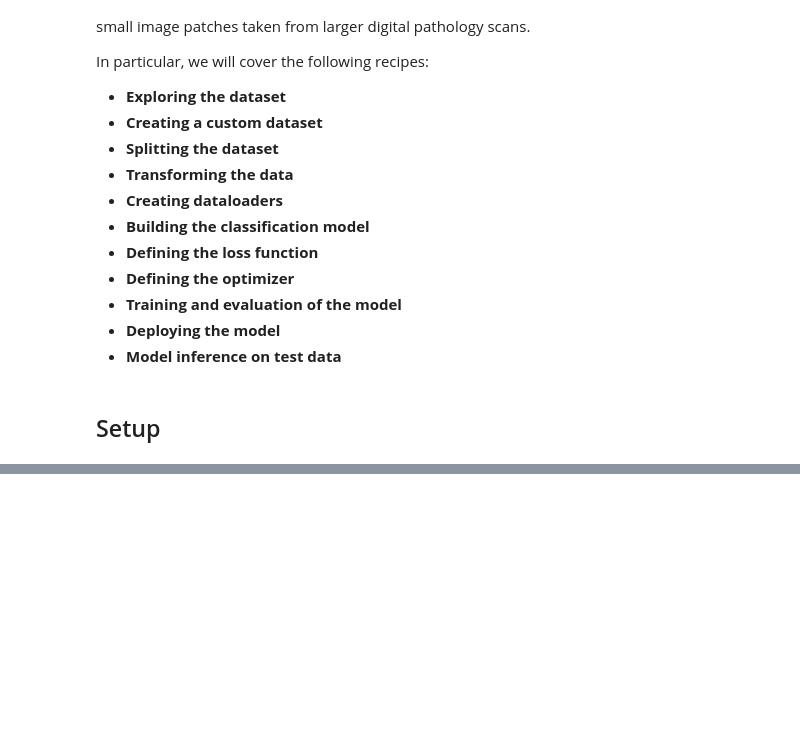
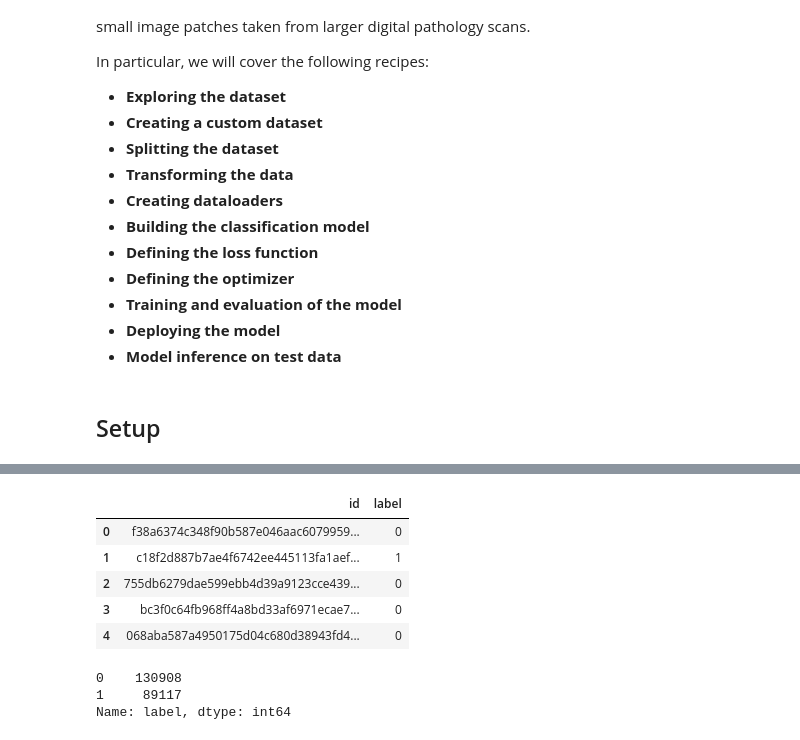
Before and after one commit to rahiakela/pytorch-computer-vision-cookbook, a Jupyter notebook: 2-binary-image-classification/1_binary_image_classification.ipynb, the cells around one changed output, grey strips where cells are left out. Drawn from its saved outputs; the diff is of its cells as text; code cells hidden in the pictures; blank space fills up the shorter version.

```diff
--- a/2-binary-image-classification/1_binary_image_classification.ipynb
+++ b/2-binary-image-classification/1_binary_image_classification.ipynb
@@ -46,0 +96,18 @@ np.random.seed(0)
+# %%
+# Let's begin by reading train_labels.csv and printing out its head
+labels_df = pd.read_csv("./data/train_labels.csv")
+labels_df.head()
+# %% [output]
+|  | id | label |
+| 0 | f38a6374c348f90b587e046aac6079959... | 0 |
+| 1 | c18f2d887b7ae4f6742ee445113fa1aef... | 1 |
+| 2 | 755db6279dae599ebb4d39a9123cce439... | 0 |
+| 3 | bc3f0c64fb968ff4a8bd33af6971ecae7... | 0 |
+| 4 | 068aba587a4950175d04c680d38943fd4... | 0 |
+# %%
+# Let's count the number of normal and malignant cases:
+print(labels_df["label"].value_counts())
+# %% [output]
+0    130908
+1     89117
+Name: label, dtype: int64
```
Also changed, not shown: parts of 18 cells of this notebook.
